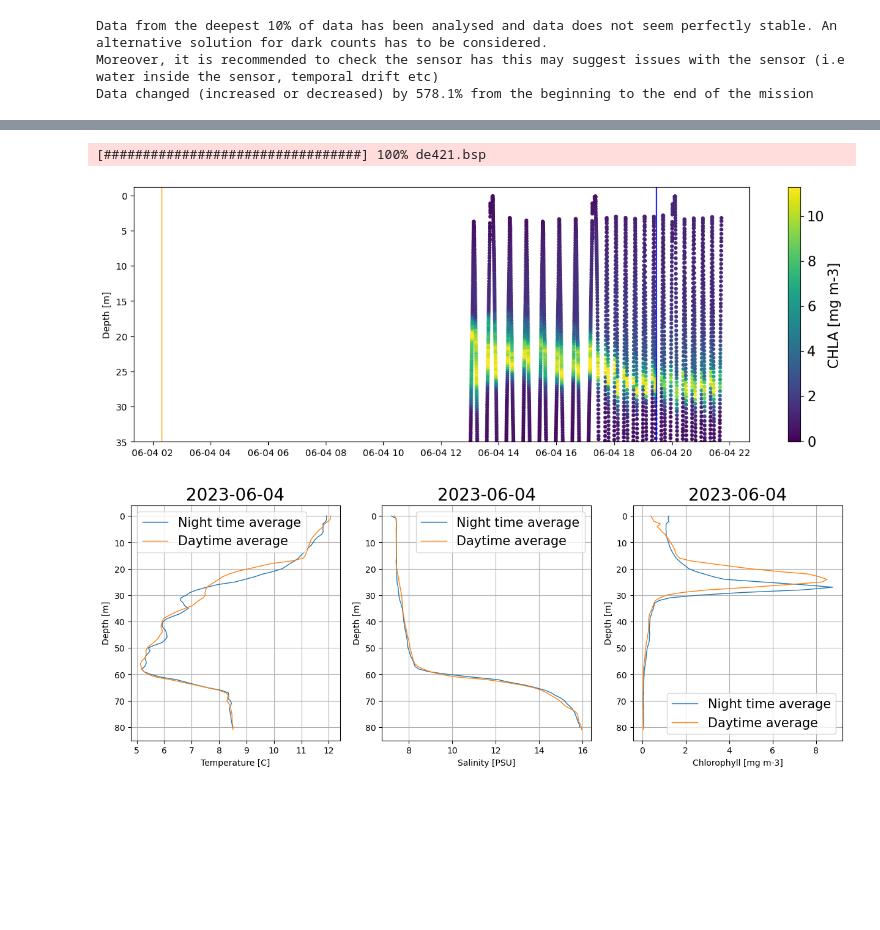
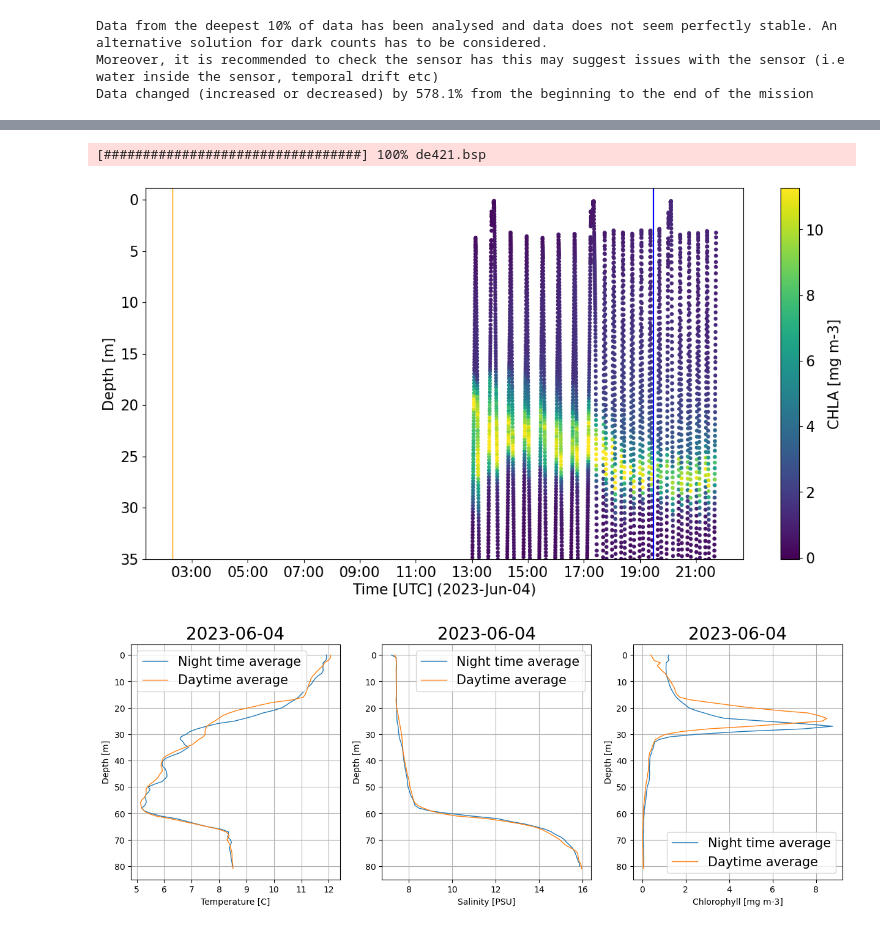
Before and after one commit to OceanGlidersCommunity/glidertest, a Jupyter notebook: demo-output.ipynb, the cells around one changed output, grey strips where cells are left out. Cells and saved outputs as stored; diff of their text form; code cells hidden in the pictures; blank space fills up the shorter version.

```diff
--- a/demo-output.ipynb
+++ b/demo-output.ipynb
@@ -177,11 +177,9 @@ plots.check_temporal_drift(ds, var='CHLA')
 # %%
 # Let's visually check a section of chlorphyll and see if we observe any NPQ
-fig, ax = plt.subplots(1, 1, figsize=(15, 5))
-
-plots.plot_quench_assess(ds, 'CHLA', ax, ylim=35);
+plots.plot_quench_assess(ds, 'CHLA', ax=None, ylim=35);
 # %% [output]
 [#################################] 100% de421.bsp
-[figure, old version]
+[figure, new version]
 # %%
 # Compute day and night average for chlorophylla and temeparture
 dayT, nightT = tools.compute_daynight_avg(ds, sel_var='TEMP')
```
Also changed, not shown: parts of 8 cells of this notebook, 16 other files.
